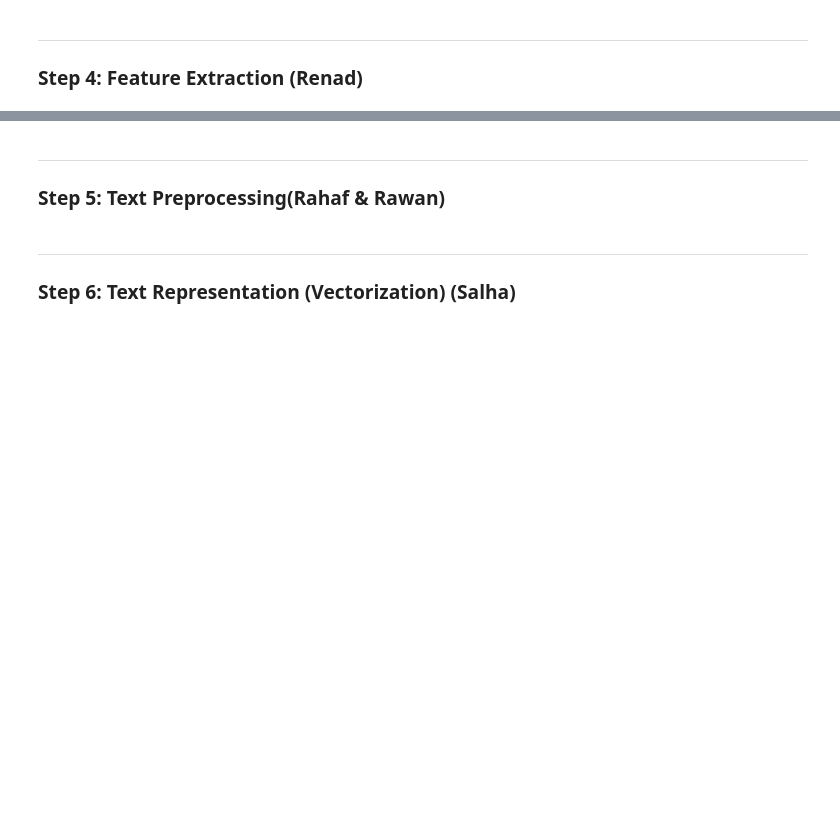
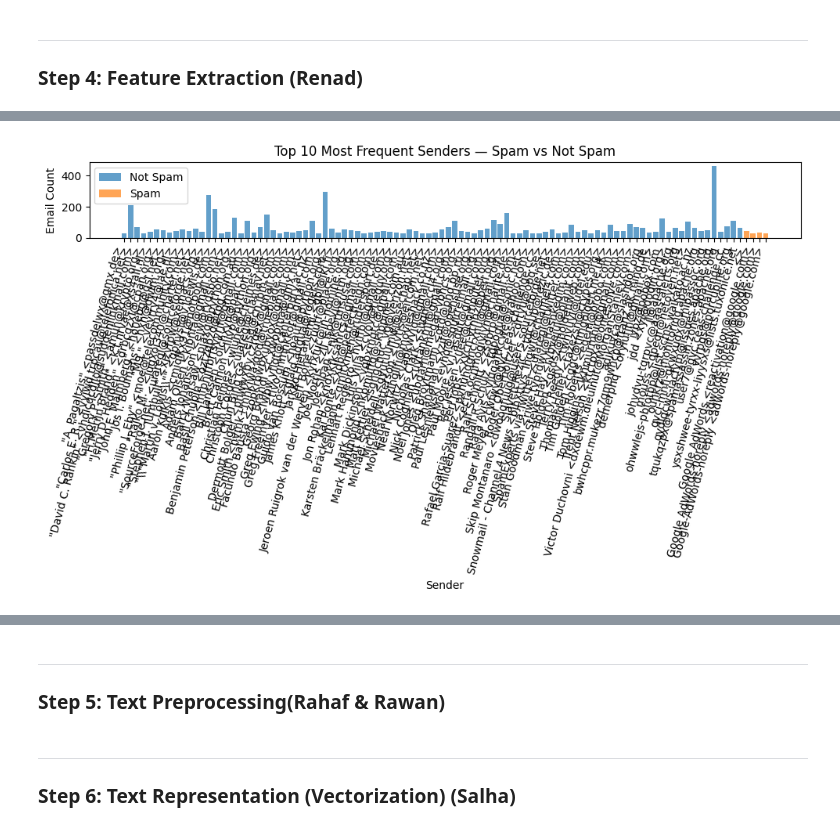
Before and after one commit to Renadyousef/SWE485-Project-Group1, a Jupyter notebook: Phase1_Data_Exploration.ipynb, the cells around one changed output, grey strips where cells are left out. Cells and saved outputs as stored; diff of their text form; code cells hidden in the pictures; blank space fills up the shorter version.

```diff
--- a/Phase1_Data_Exploration.ipynb
+++ b/Phase1_Data_Exploration.ipynb
@@ -385,0 +395,42 @@ print(f"✅ Saved cleaned dataset → {cleaned_path}")
+# %%
+import pandas as pd
+import matplotlib.pyplot as plt
+
+# visulizing if the sender column is an indicator of a spam email or not
+sender_counts = (
+    df.groupby(['sender', 'label'])
+    .size()
+    .reset_index(name='count')
+)
+
+
+top_senders = (
+    sender_counts.groupby('sender')['count'].sum()
+    .sort_values(ascending=False)
+    .head(100)
+    .index
+)
+
+
+top_data = sender_counts[sender_counts['sender'].isin(top_senders)]
+
+
+plt.figure(figsize=(10,6))
+for label_value, label_name in [(0, "Not Spam"), (1, "Spam")]:
+    subset = top_data[top_data['label'] == label_value]
+    plt.bar(
+        subset['sender'],
+        subset['count'],
+        label=label_name,
+        alpha=0.7
+    )
+
+plt.title("Top 10 Most Frequent Senders — Spam vs Not Spam")
+plt.xlabel("Sender")
+plt.ylabel("Email Count")
+plt.xticks(rotation=75, ha='right')
+plt.legend()
+plt.tight_layout()
+plt.show()
+# %% [output]
+[figure, added]
```
Also changed, not shown: parts of 14 cells of this notebook.
